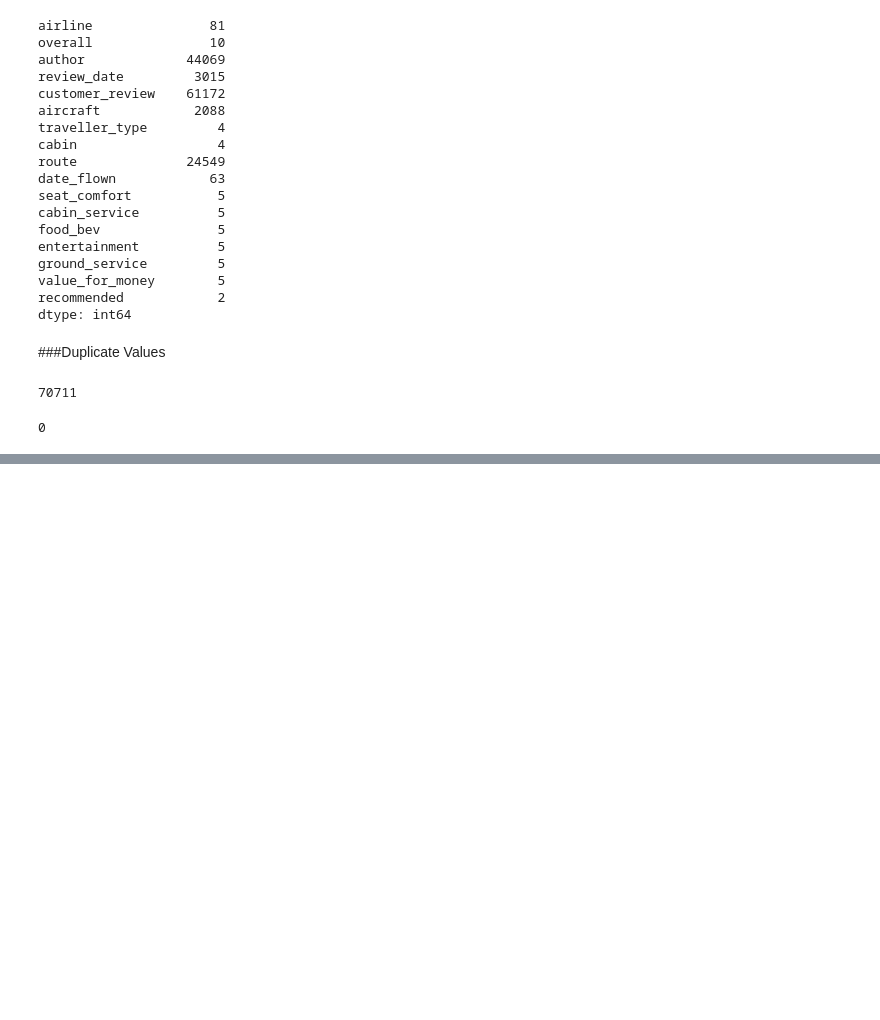
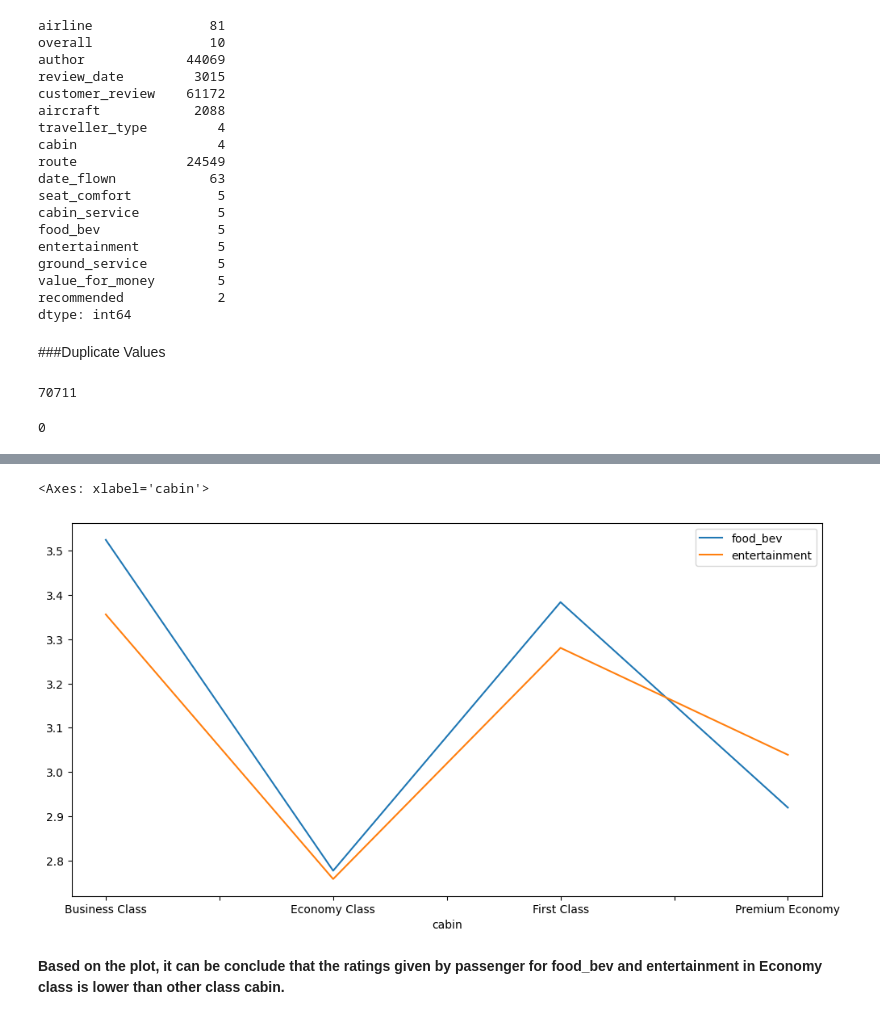
Before and after one commit to kumarsinghashu/Airline-Passenger-Referral-Prediction, a Jupyter notebook: Airline_Passenger_Referral_Prediction.ipynb, the cells around one changed output, grey strips where cells are left out. Cells and saved outputs as stored; diff of their text form; code cells hidden in the pictures; blank space fills up the shorter version.

```diff
--- a/Airline_Passenger_Referral_Prediction.ipynb
+++ b/Airline_Passenger_Referral_Prediction.ipynb
@@ -203,0 +282,3 @@ airline_df.duplicated().sum()
+# %%
+ a1=airline_df.groupby('cabin')[['food_bev', 'entertainment']].mean().reset_index()
+ a1
@@ -203,0 +291,8 @@ airline_df.duplicated().sum()
+# %%
+plt.rcParams['figure.figsize']=(12,6)
+a1.plot(x="cabin", y=["food_bev", "entertainment"], kind="line")
+# %% [output]
+<Axes: xlabel='cabin'>
+[figure, added]
+# %% [markdown]
+**Based on the plot, it can be conclude that the ratings given by passenger for food_bev and entertainment in Economy class is lower than other class cabin.**
```
Also changed, not shown: parts of 11 cells of this notebook.
